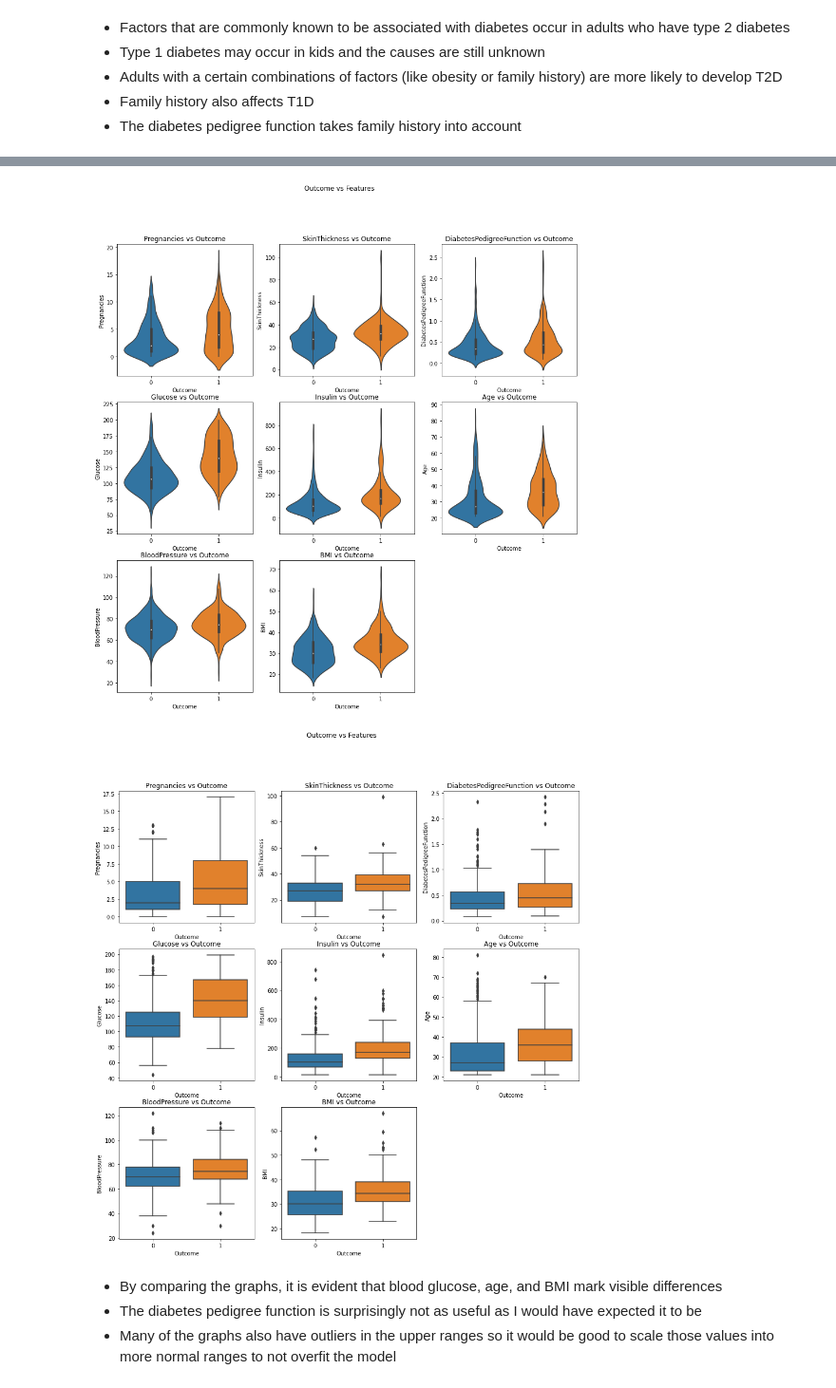
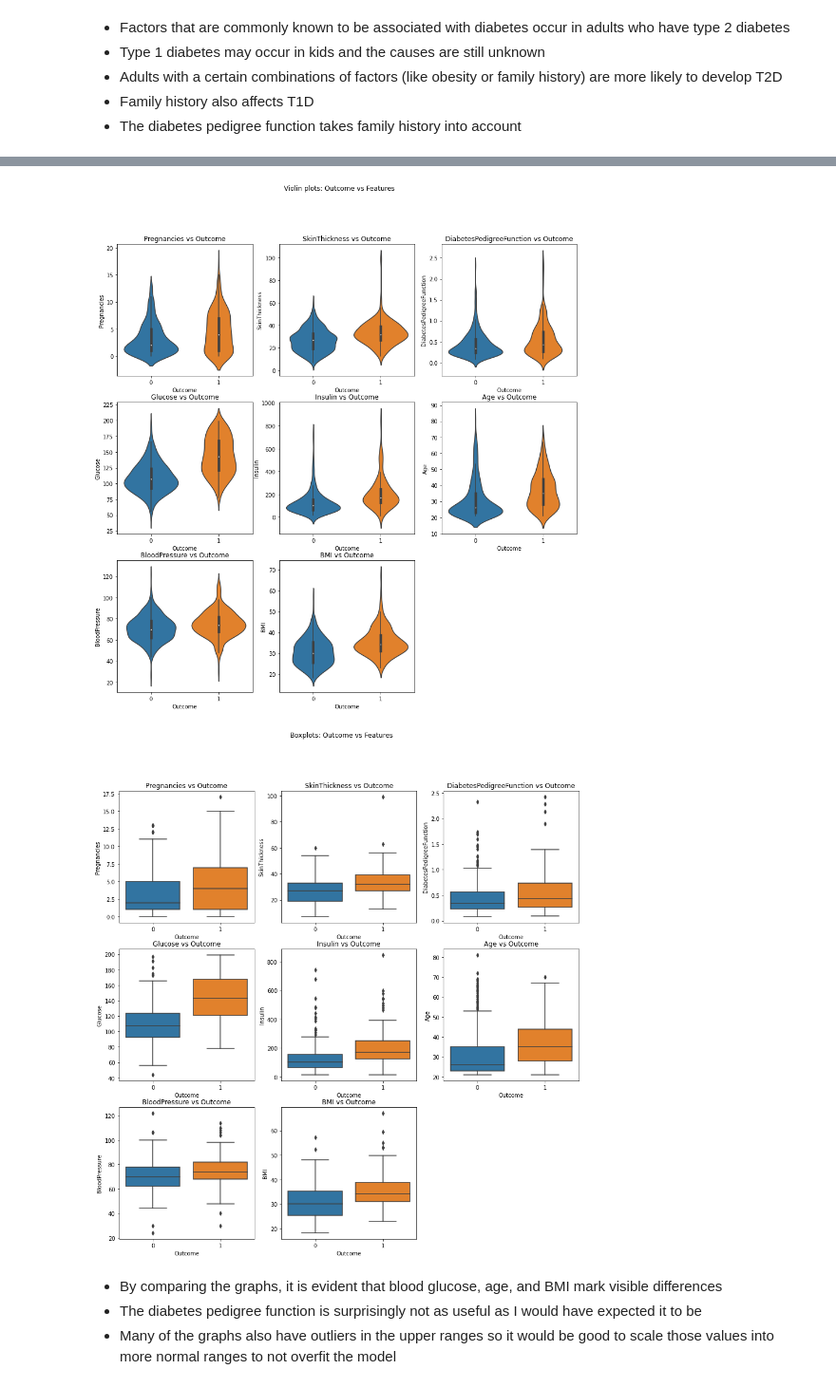
Before and after one commit to nico-palmar/ML_notebooks, a Jupyter notebook: xgb-diabetic-predictions.ipynb, the cells around one changed output, grey strips where cells are left out. Shown: that part at 95% size. Saved outputs shown, nothing was run; the diff lists cells and outputs as text; code cells hidden in the pictures.

Commit message:
change training split and analyze pca loadings

```diff
--- a/xgb-diabetic-predictions.ipynb
+++ b/xgb-diabetic-predictions.ipynb
@@ -157,7 +165,7 @@ import matplotlib.pyplot as plt
 %matplotlib inline
 
 # specifically check the age distribution
-ax = sns.kdeplot(data=diabetes_df, x='Age')
+ax = sns.kdeplot(data=df_train, x='Age')
 ax.set_title('Frequency of age in the dataset')
 # %% [output]
 Text(0.5, 1.0, 'Frequency of age in the dataset')
@@ -165,11 +173,11 @@ Text(0.5, 1.0, 'Frequency of age in the dataset')
 # %%
-def numerical_v_outcome(y, ax, graph_type='violin', title=None, df=diabetes_df):
+def numerical_v_outcome(x, y, ax, graph_type='violin', title=None, df=df_train):
     if title == None:
         title = f'{y} vs Outcome'
     if graph_type == "violin":
-        ax = sns.violinplot(data=df, x='Outcome', y=y, ax=ax)
+        ax = sns.violinplot(x=x, y=df[y], ax=ax)
     else:
-        ax = sns.boxplot(data=df, x='Outcome', y=y, ax=ax)
+        ax = sns.boxplot(x=x, y=df[y], ax=ax)
     ax.set_title(title)
     return ax
 # %%
@@ -177,37 +185,39 @@ def numerical_v_outcome(y, ax, graph_type='violin', title=None, df=diabetes_df):
 fig, axes = plt.subplots(3, 3, figsize=(15, 15))
 index_1 = 0
 index_2 = 0
-fig.suptitle('Outcome vs Features')
+fig.suptitle('Violin plots: Outcome vs Features')
 
-for i in range(len(diabetes_df.columns)):
-    if diabetes_df.columns[i] != "Outcome":
-        numerical_v_outcome(diabetes_df.columns[i], axes[index_1, index_2])
-    else:
-        fig.delaxes(axes[index_1, index_2])
+for i in range(len(df_train.columns)):
+#     if diabetes_df.columns[i] != "Outcome":
+    numerical_v_outcome(y_train, df_train.columns[i], axes[index_1, index_2])
+#     else:
+#         fig.delaxes(axes[index_1, index_2])
     index_1 += 1
     if index_1 == 3:
         index_1 = 0
         index_2 += 1
+fig.delaxes(axes[index_1, index_2])
 # %% [output]
-[figure, old version]
+[figure, new version]
 # %%
 # plot various factors vs the outcome showing the points to spot outliers
 fig, axes = plt.subplots(3, 3, figsize=(15, 15))
 index_1 = 0
 index_2 = 0
-fig.suptitle('Outcome vs Features')
+fig.suptitle('Boxplots: Outcome vs Features')
 
-for i in range(len(diabetes_df.columns)):
-    if diabetes_df.columns[i] != "Outcome":
-        numerical_v_outcome(diabetes_df.columns[i], axes[index_1, index_2], graph_type='boxplot')
-    else:
-        fig.delaxes(axes[index_1, index_2])
+for i in range(len(df_train.columns)):
+#     if diabetes_df.columns[i] != "Outcome":
+    numerical_v_outcome(y_train, df_train.columns[i], axes[index_1, index_2], graph_type='boxplot')
+#     else:
+#         fig.delaxes(axes[index_1, index_2])
     index_1 += 1
     if index_1 == 3:
         index_1 = 0
         index_2 += 1
+fig.delaxes(axes[index_1, index_2])
 # %% [output]
-[figure, old version]
+[figure, new version]
 # %% [markdown]
 - By comparing the graphs, it is evident that blood glucose, age, and BMI mark visible differences
 - The diabetes pedigree function is surprisingly not as useful as I would have expected it to be
```
Also changed, not shown: parts of 15 cells of this notebook.
